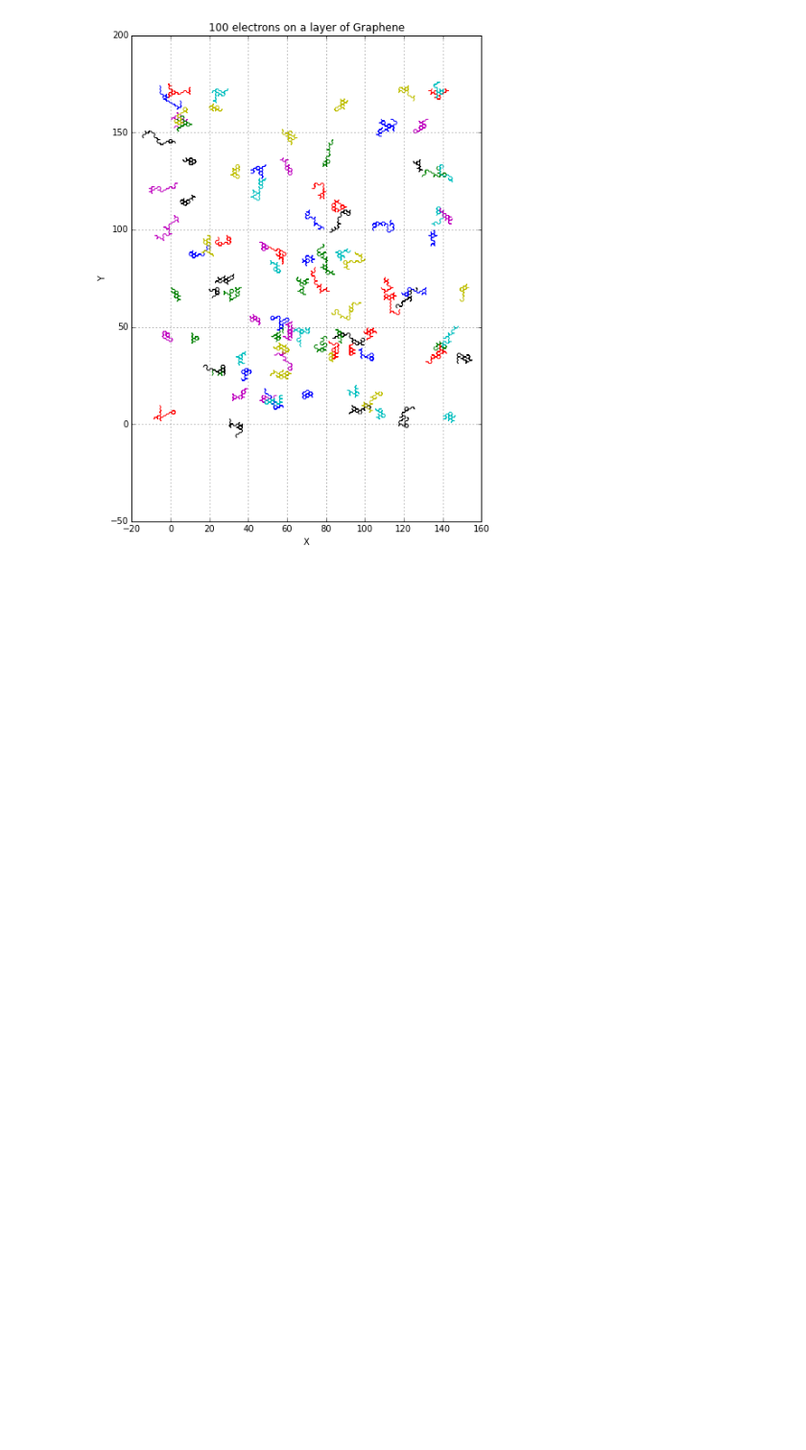
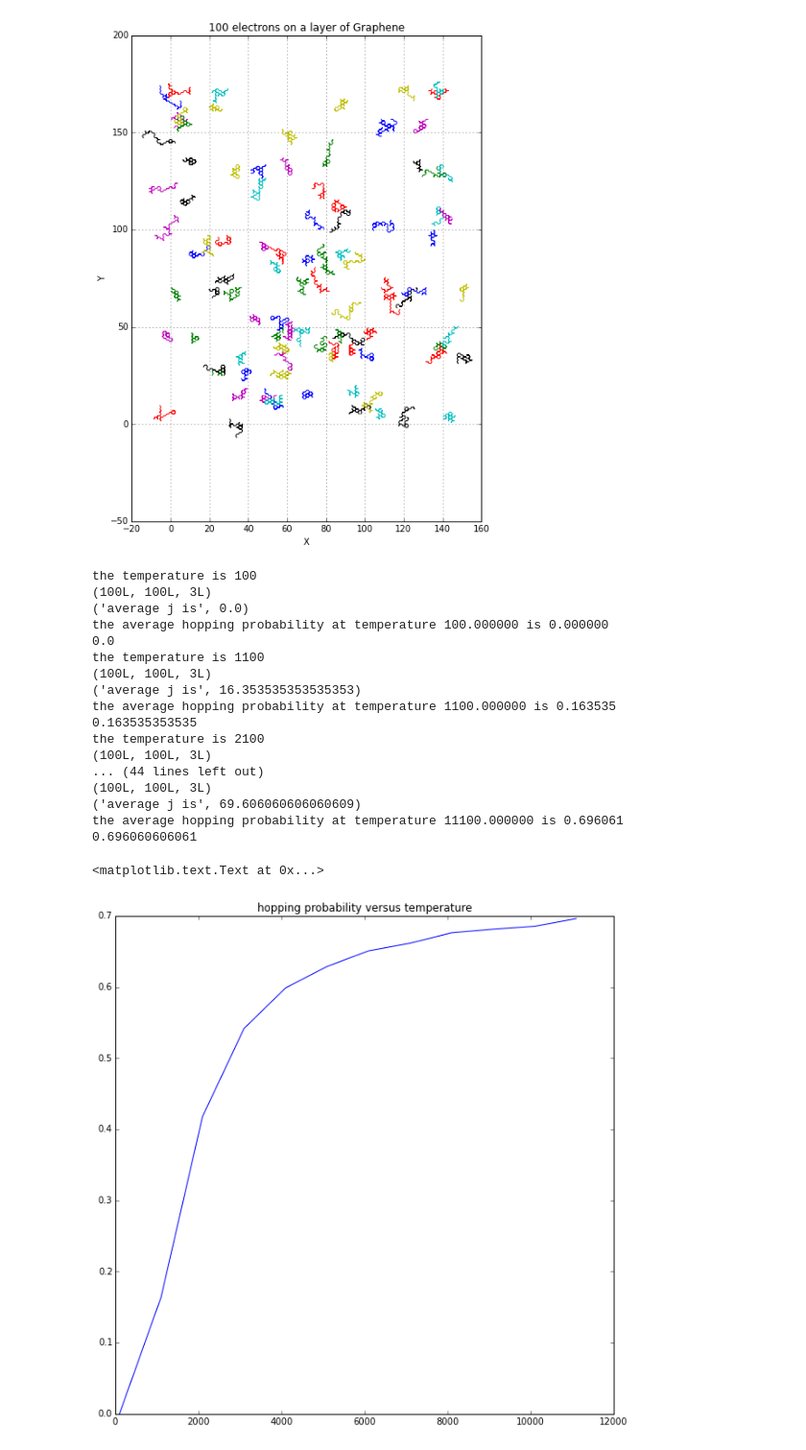
Before and after one commit to dsdhfkjs/SolidStatePhysicsProject, a Jupyter notebook: Untitled.ipynb, the cells around one changed output. Shown at 96% size. Drawn from its saved outputs; the diff is of its cells as text; code cells hidden in the pictures; blank space fills up the shorter version.

```diff
--- a/Untitled.ipynb
+++ b/Untitled.ipynb
@@ -2025,3 +2025,48 @@ fig.set_size_inches(10, 10, forward=True)
 (100L, 100L, 3L)
 ('average j is', 52.909090909090907)
 [figure]
+# %%
+T = 12000
+q = np.zeros([N,3])
+
+val = ((T-100)/100)
+temp = []
+r = []
+g = []
+for i in range(100,T+100,1000):
+    q = electron_placement(N,t,x_space,y_space)
+    T = i
+    print('the temperature is %d' % T)
+    temp.append(T)
+    w,o = call_function(q,t,N,T)
+    o = 1.0 * o / t
+    #o = j_avg
+    g.append(o)
+    print('the average hopping probability at temperature %f is %f' % (T, o))
+    print(o)
+    electronarray = np.zeros([N,3])
+    locarrayx = np.zeros(N)
+    locarrayy = np.zeros(N)
+    jtype = np.zeros(N)
+plt.plot(temp,g)
+plt.title('hopping probability versus temperature')
+# %% [output]
+the temperature is 100
+(100L, 100L, 3L)
+('average j is', 0.0)
+the average hopping probability at temperature 100.000000 is 0.000000
+0.0
+the temperature is 1100
+(100L, 100L, 3L)
+('average j is', 16.353535353535353)
+the average hopping probability at temperature 1100.000000 is 0.163535
+0.163535353535
+the temperature is 2100
+(100L, 100L, 3L)
+... (44 lines left out)
+(100L, 100L, 3L)
+('average j is', 69.606060606060609)
+the average hopping probability at temperature 11100.000000 is 0.696061
+0.696060606061
+<matplotlib.text.Text at 0x...>
+[figure, added]
```
Also changed, not shown: parts of 2 cells of this notebook.
